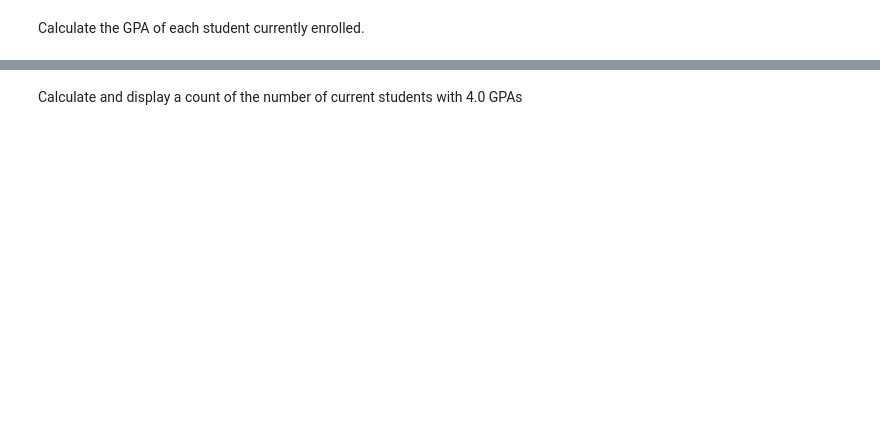
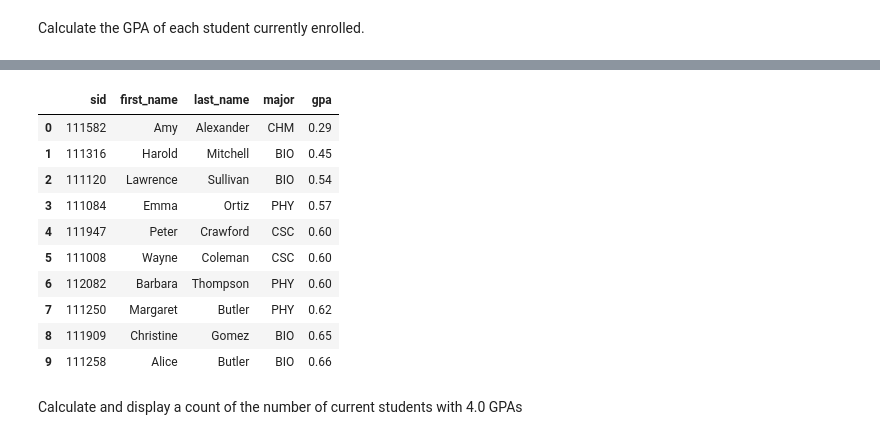
Before and after one commit to rakesh-karki/Student-Grade-Database-Analysis, a Jupyter notebook: Student Grade Database Analysis using pyspark.ipynb, the cells around one changed output, grey strips where cells are left out. Cells and saved outputs as stored; diff of their text form; code cells hidden in the pictures; blank space fills up the shorter version.

```diff
--- a/Student Grade Database Analysis using pyspark.ipynb
+++ b/Student Grade Database Analysis using pyspark.ipynb
@@ -277,24 +316,35 @@ Calculate the GPA of each student currently enrolled.
 # %%
 current_gpa = (
            grades
                .join(other = courses, on = 'course', how = 'inner')
                .select('*',
                          expr('rank_grades(grade) AS num_grade')
                          )
               .select('*',
                         expr('credits*num_grade AS gp')
                         )
               .groupBy('sid')
               .agg(
                     expr('ROUND(SUM(gp) / SUM (credits), 2) AS gpa')
                     )
               .join(other= current, on ='sid', how = 'inner')
               .select('sid', 'first_name', 'last_name', 'major', 'gpa')
               .sort('gpa')
               )
-current_gpa.show(10)
+current_gpa.toPandas().head(10)
 # %% [output]
 [interactive output not drawn]
+|  | sid | first_name | last_name | major | gpa |
+| 0 | 111582 | Amy | Alexander | CHM | 0.29 |
+| 1 | 111316 | Harold | Mitchell | BIO | 0.45 |
+| 2 | 111120 | Lawrence | Sullivan | BIO | 0.54 |
+| 3 | 111084 | Emma | Ortiz | PHY | 0.57 |
+| 4 | 111947 | Peter | Crawford | CSC | 0.60 |
+| 5 | 111008 | Wayne | Coleman | CSC | 0.60 |
+| 6 | 112082 | Barbara | Thompson | PHY | 0.60 |
+| 7 | 111250 | Margaret | Butler | PHY | 0.62 |
+| 8 | 111909 | Christine | Gomez | BIO | 0.65 |
+| 9 | 111258 | Alice | Butler | BIO | 0.66 |
 # %% [markdown]
 Calculate and display a count of the number of current students with 4.0 GPAs
 # %%
```
Also changed, not shown: parts of 12 cells of this notebook.
